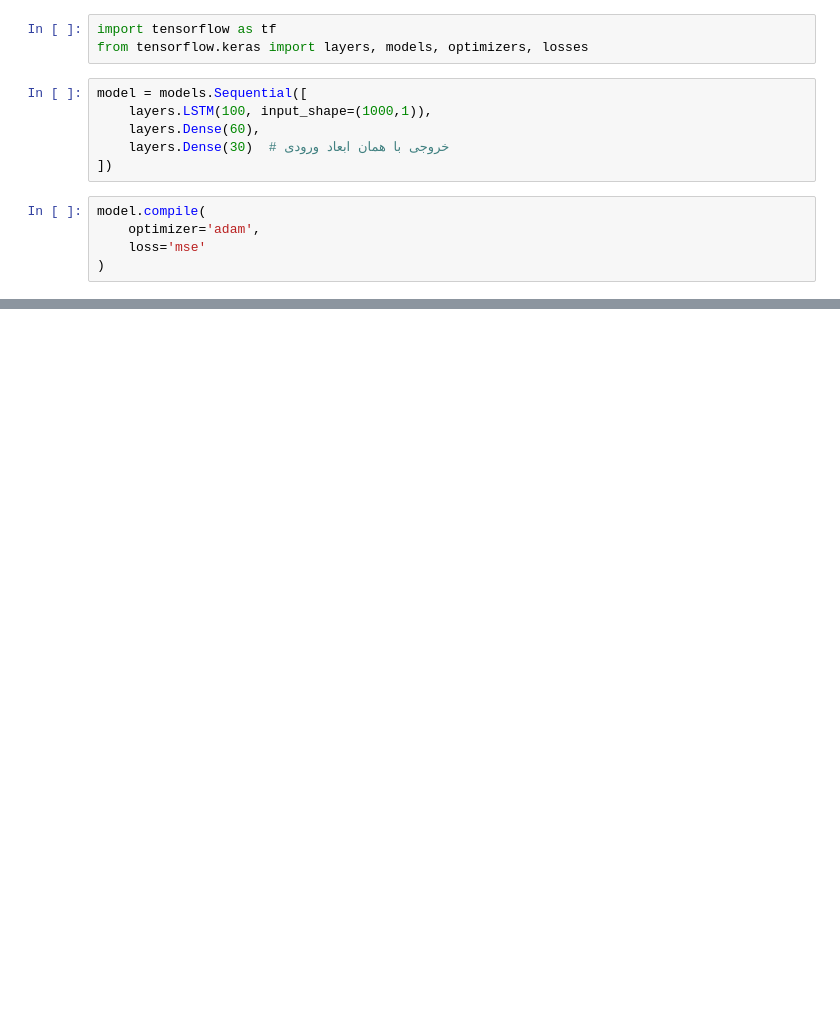
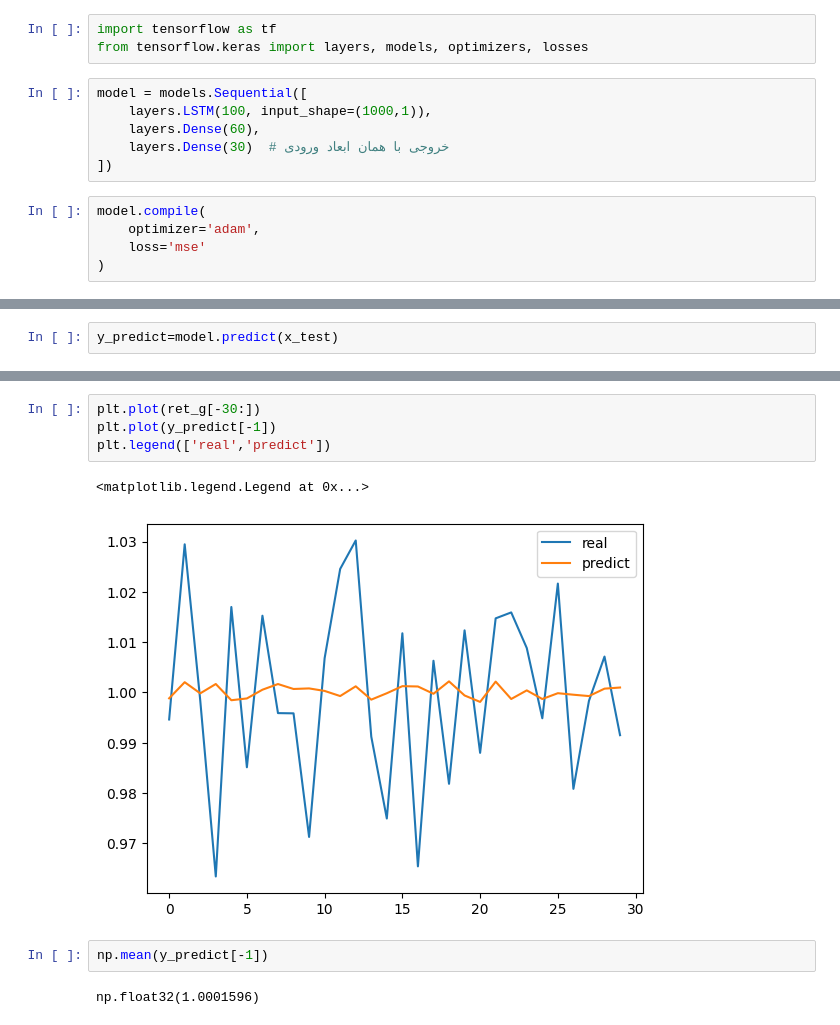
Before and after one commit to bahram3000/google_colab, a Jupyter notebook: auto_nn.ipynb, the cells around one changed output, grey strips where cells are left out. Cells and saved outputs as stored; diff of their text form; blank space fills up the shorter version.

```diff
--- a/auto_nn.ipynb
+++ b/auto_nn.ipynb
@@ -83,0 +101,2 @@ Epoch 430/516
+# %%
+y_predict=model.predict(x_test)
@@ -83,0 +105,11 @@ Epoch 430/516
+# %%
+plt.plot(ret_g[-30:])
+plt.plot(y_predict[-1])
+plt.legend(['real','predict'])
+# %% [output]
+<matplotlib.legend.Legend at 0x...>
+[figure, added]
+# %%
+np.mean(y_predict[-1])
+# %% [output]
+np.float32(1.0001596)
```
Also changed, not shown: parts of 15 cells of this notebook.
